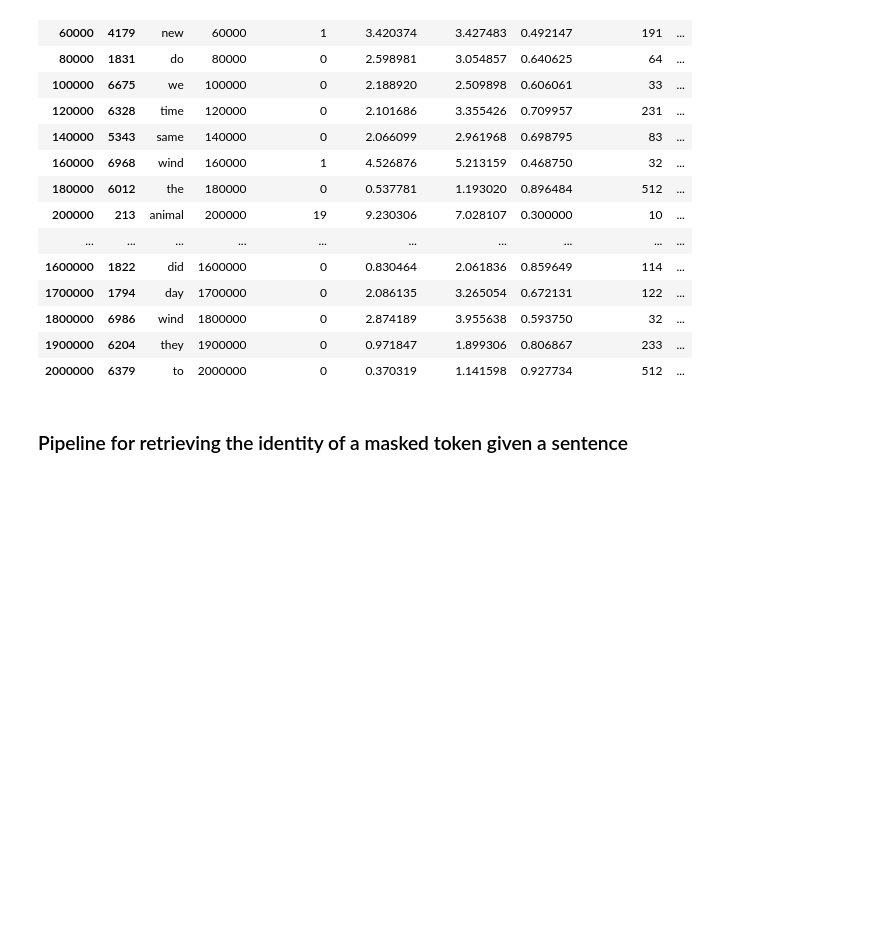
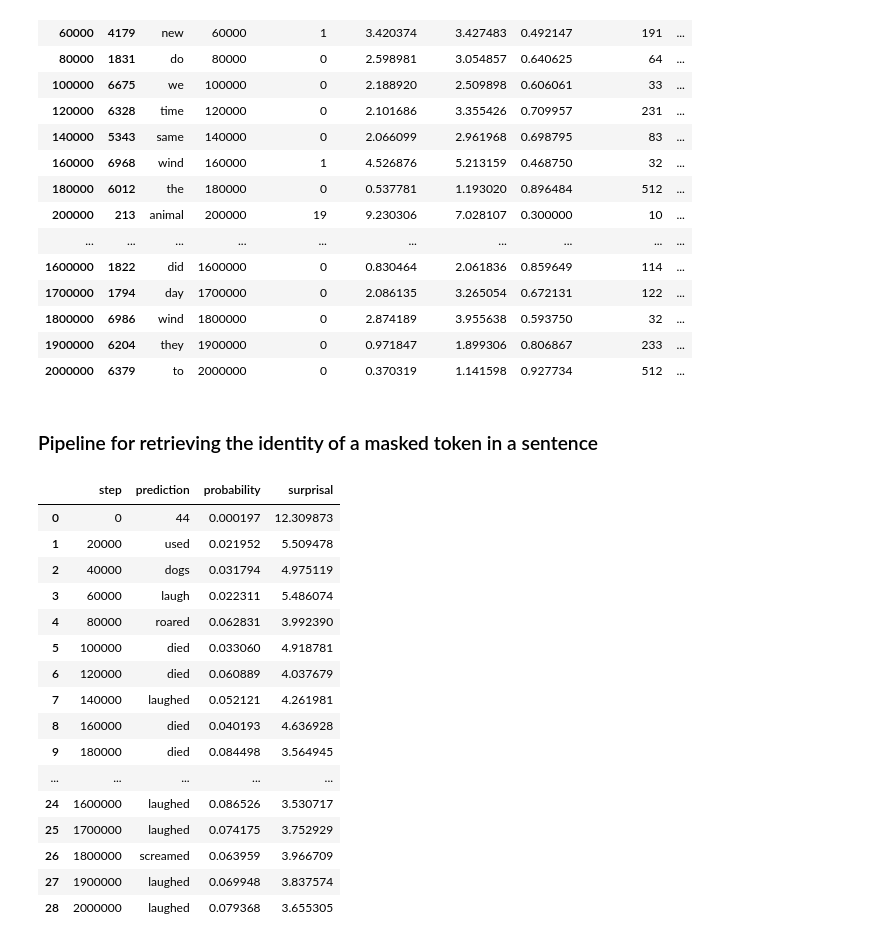
Before and after one commit to NazaninShafiabadi/word-acquisition-language-models, a Jupyter notebook: scripts/analyses.ipynb, the cells around one changed output. Drawn from its saved outputs; the diff is of its cells as text; code cells hidden in the pictures; blank space fills up the shorter version.

```diff
--- a/scripts/analyses.ipynb
+++ b/scripts/analyses.ipynb
@@ -425,7 +425,7 @@ smallest_abs_diffs[smallest_abs_diffs['Steps'] != 0]
 | 1900000 | 6204 | they | 1900000 | 0 | 0.971847 | 1.899306 | 0.806867 | 233 | ... |
 | 2000000 | 6379 | to | 2000000 | 0 | 0.370319 | 1.141598 | 0.927734 | 512 | ... |
 # %% [markdown]
-### Pipeline for retrieving the identity of a masked token given a sentence
+### Pipeline for retrieving the identity of a masked token in a sentence
 # %%
 import logging
 import torch
@@ -468,0 +484,24 @@ def unmask(sentence, checkpoint):
+# %%
+sentence = 'The dogs [MASK].'
+model = 'google/multiberts-seed_0'
+
+df_1 = get_prediction_data(sentence, model)
+df_1
+# %% [output]
+|  | step | prediction | probability | surprisal |
+| 0 | 0 | 44 | 0.000197 | 12.309873 |
+| 1 | 20000 | used | 0.021952 | 5.509478 |
+| 2 | 40000 | dogs | 0.031794 | 4.975119 |
+| 3 | 60000 | laugh | 0.022311 | 5.486074 |
+| 4 | 80000 | roared | 0.062831 | 3.992390 |
+| 5 | 100000 | died | 0.033060 | 4.918781 |
+| 6 | 120000 | died | 0.060889 | 4.037679 |
+| 7 | 140000 | laughed | 0.052121 | 4.261981 |
+| 8 | 160000 | died | 0.040193 | 4.636928 |
+| 9 | 180000 | died | 0.084498 | 3.564945 |
+| ... | ... | ... | ... | ... |
+| 24 | 1600000 | laughed | 0.086526 | 3.530717 |
+| 25 | 1700000 | laughed | 0.074175 | 3.752929 |
+| 26 | 1800000 | screamed | 0.063959 | 3.966709 |
+| 27 | 1900000 | laughed | 0.069948 | 3.837574 |
+| 28 | 2000000 | laughed | 0.079368 | 3.655305 |
```
Also changed, not shown: parts of 5 cells of this notebook.
